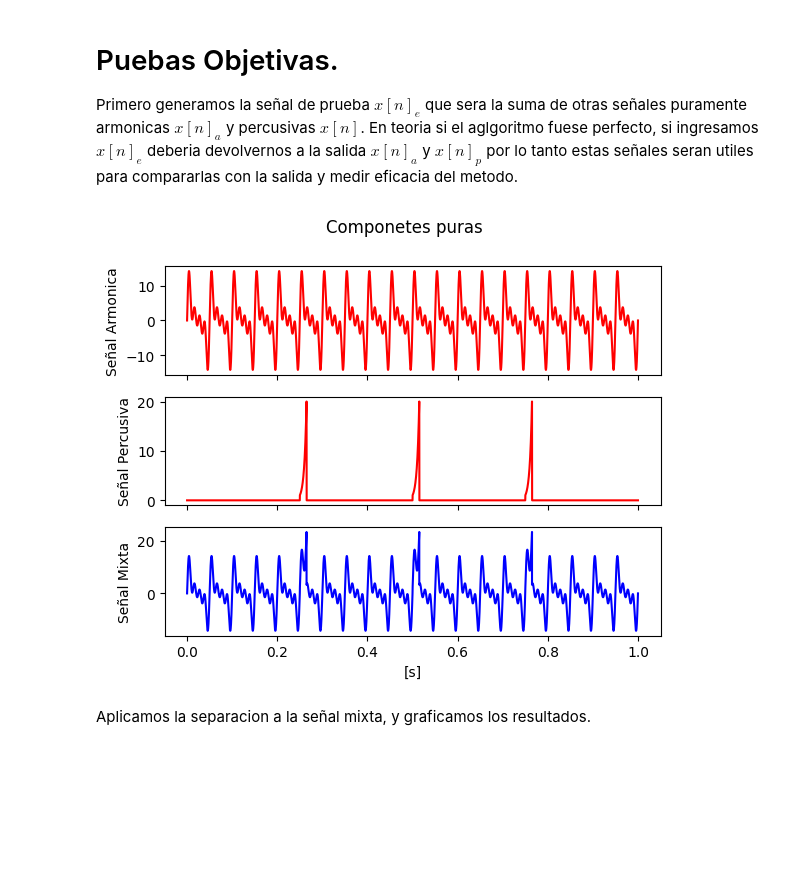
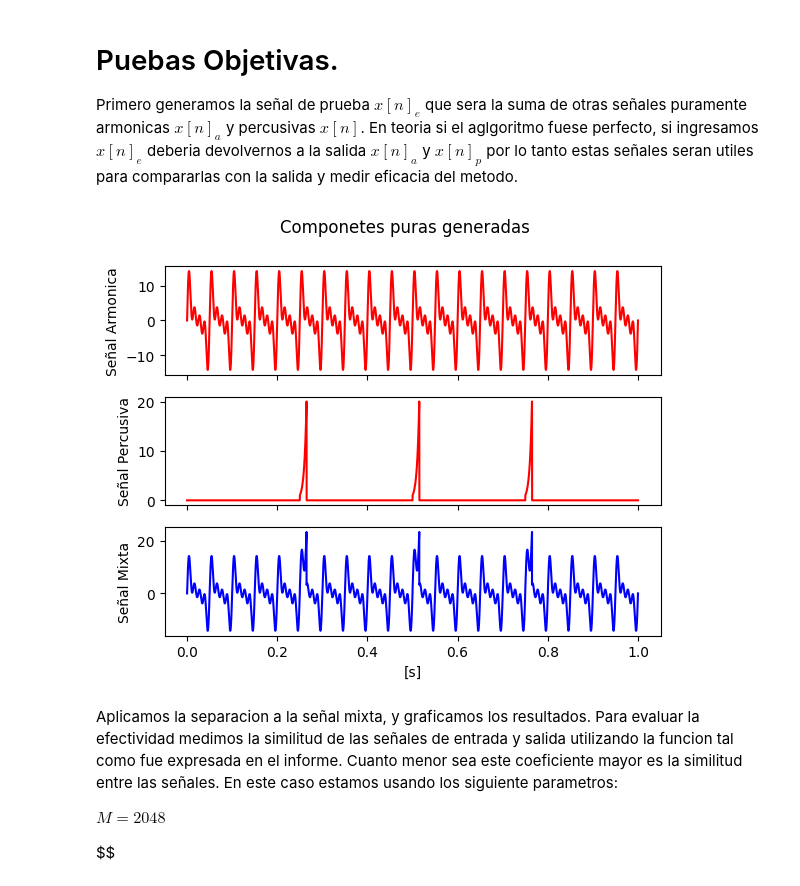
Before and after one commit to MatiasDiBernardo/TSM_Toolkit, a Jupyter notebook: hps_Test.ipynb, the cells around one changed output. Cells and saved outputs as stored; diff of their text form; code cells hidden in the pictures; blank space fills up the shorter version.

```diff
--- a/hps_Test.ipynb
+++ b/hps_Test.ipynb
@@ -28,28 +58,33 @@ Primero generamos la señal de prueba $x[n]_e$ que sera la suma de otras señale
 # %%
 fs = 44100
 D = 1 #Duracion en segundos
 x_h = harmonic(4, 20,fs,5) #Por defecto la duracion es de 1s
-x_p = impulses(3,44100,20, 15) # Tres impulsos de 30ms
+x_p = impulses(3,fs,20, 15) # Tres impulsos de 30ms
 x = x_p + x_h
 t = np.linspace(0,D,fs*D)
 
 #Graficamos cada señal
 fig, (ax1, ax2, ax3) = plt.subplots(3, sharex=True)
 ax1.plot(t, x_h, c='red')
 ax2.plot(t, x_p, c='red')
 ax3.plot(t, x, c = 'blue')
 
 ax1.set_ylabel('Señal Armonica')
 ax2.set_ylabel('Señal Percusiva')
 ax3.set_ylabel('Señal Mixta')
 ax3.set_xlabel('[s]')
 
-fig.suptitle('Componetes puras')
+fig.suptitle('Componetes puras generadas')
 plt.show()
 # %% [output]
-[figure, old version]
+[figure, new version]
-# %% [markdown]
-Aplicamos la separacion a la señal mixta, y graficamos los resultados.
+# %% [markdown]
+Aplicamos la separacion a la señal mixta, y graficamos los resultados.
+Para evaluar la efectividad medimos la similitud de las señales de entrada y salida utilizando la funcion tal como fue expresada en el informe. Cuanto menor sea este coeficiente mayor es la similitud entre las señales. En este caso estamos usando los siguiente parametros:
+
+$M = 2048$
+
+$$
 # %%
 
 N = 2**11
```
Also changed, not shown: parts of 12 cells of this notebook.
